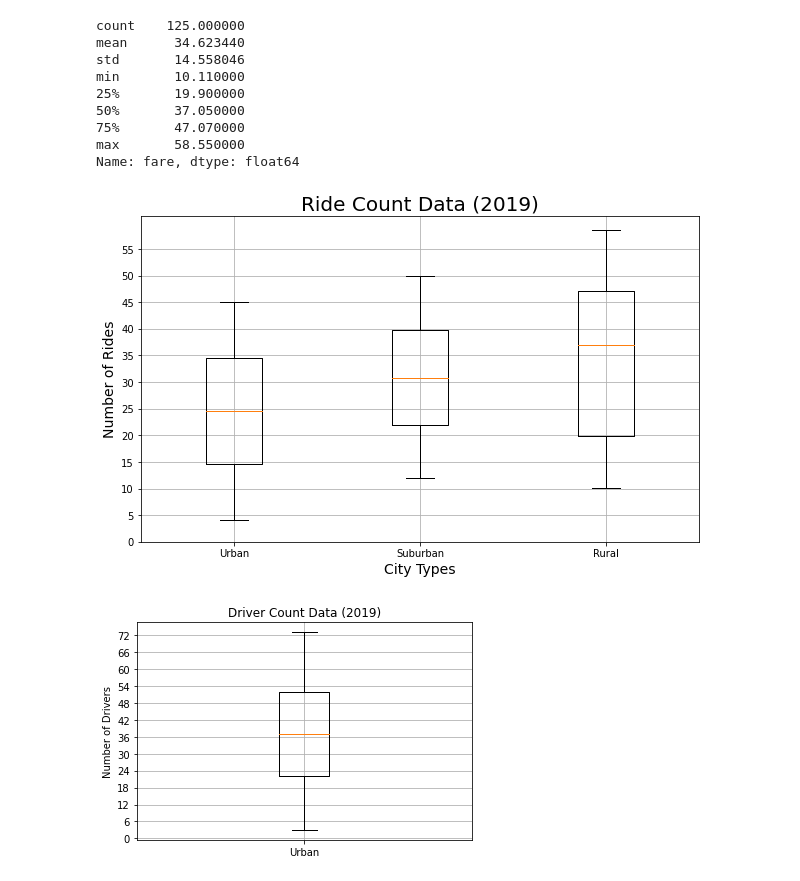
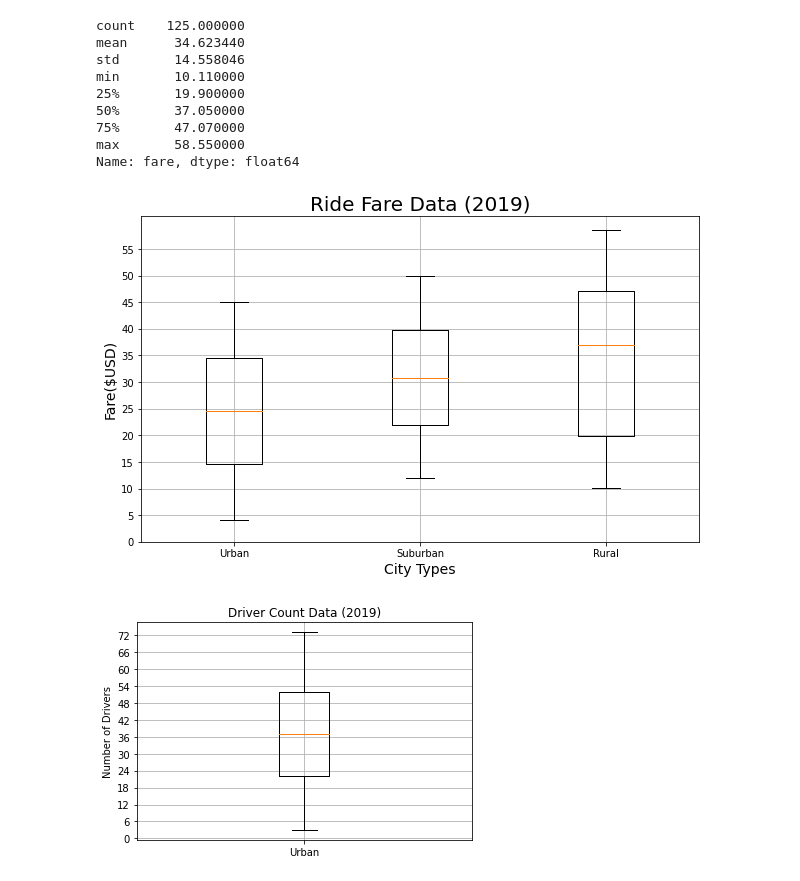
Before and after one commit to sloth143chunk/PyBer_Analysis, a Jupyter notebook: PyBer.ipynb, the cells around one changed output. Drawn from its saved outputs; the diff is of its cells as text; code cells hidden in the pictures.

```diff
--- a/PyBer.ipynb
+++ b/PyBer.ipynb
@@ -727,19 +727,19 @@ Name: fare, dtype: float64
 # %%
 # Add all fares count box-and-whisker plots to the same graph.
 x_labels = ["Urban", "Suburban","Rural"]
 fares_count_data = [urban_fares, suburban_fares, rural_fares]
 fig, ax = plt.subplots(figsize=(10, 6))
-ax.set_title('Ride Count Data (2019)',fontsize=20)
-ax.set_ylabel('Number of Rides',fontsize=14)
+ax.set_title('Ride Fare Data (2019)',fontsize=20)
+ax.set_ylabel('Fare($USD)',fontsize=14)
 ax.set_xlabel("City Types",fontsize=14)
 ax.boxplot(fares_count_data, labels=x_labels)
 ax.set_yticks(np.arange(0, 60, step=5.0))
 ax.grid()
 # Save the figure.
 plt.savefig("analysis/Fig3.png")
 plt.show()
 # %% [output]
-[figure, old version]
+[figure, new version]
 # %%
 # Create a box-and-whisker plot for the urban driver data.
 x_labels = ["Urban"]
```
Also changed, not shown: parts of 10 cells of this notebook.
